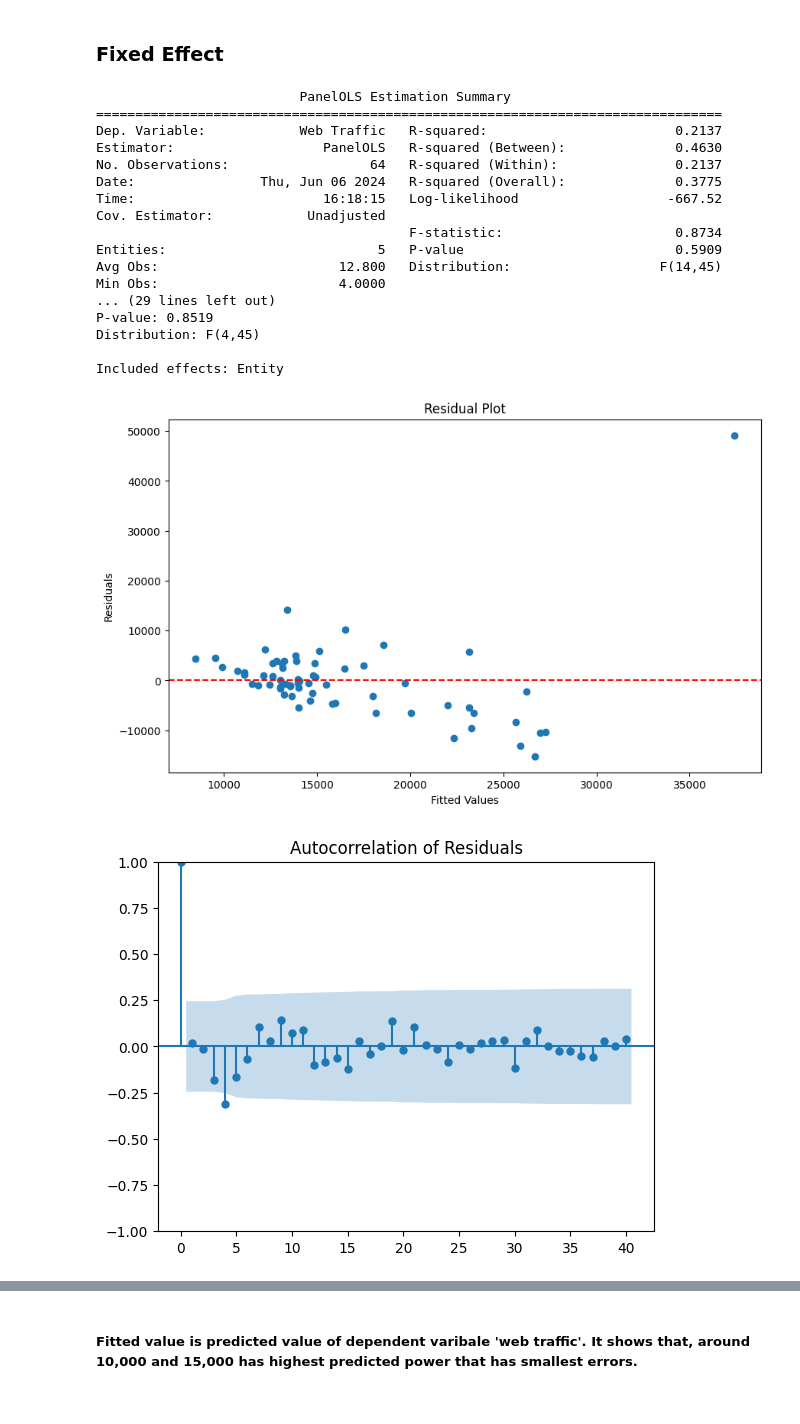
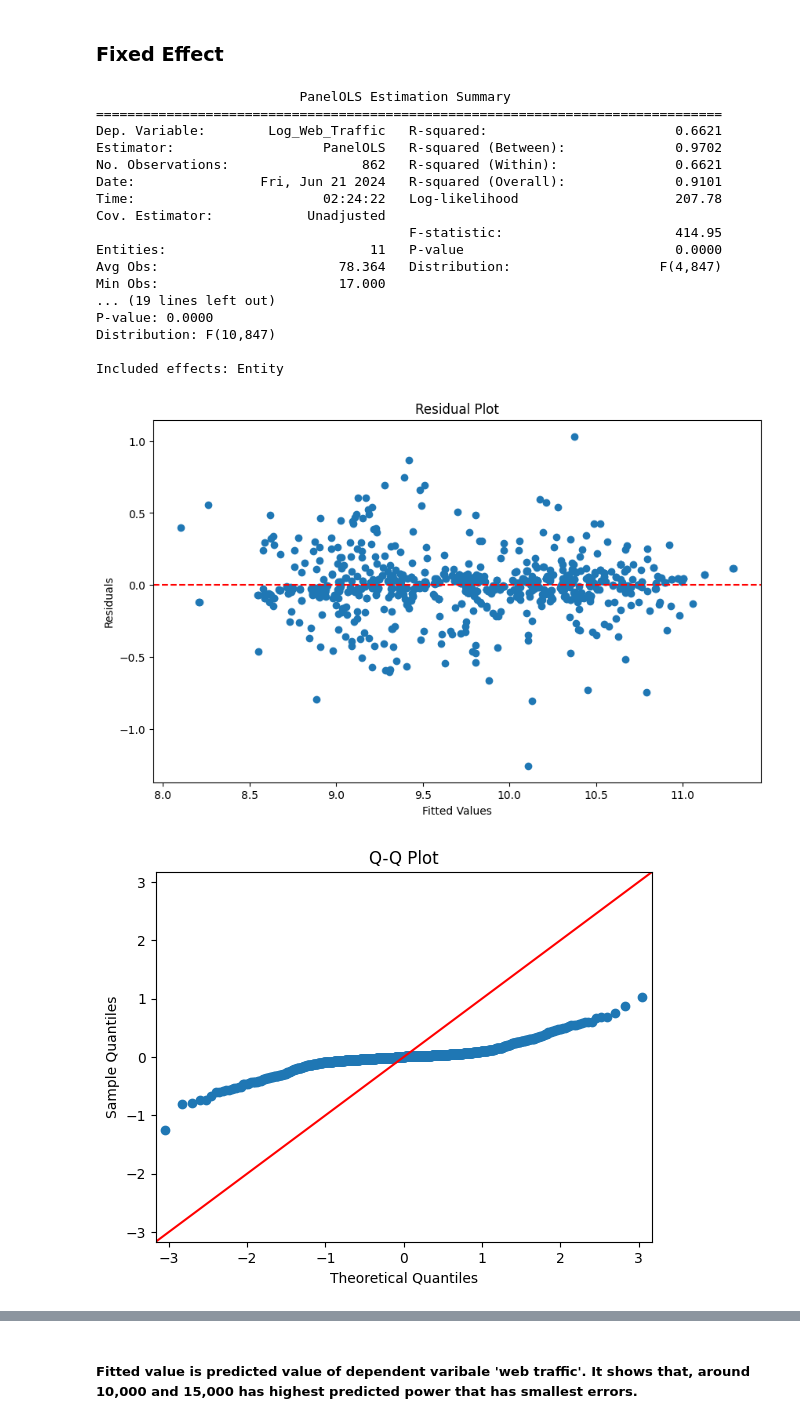
Before and after one commit to agbennett-bse/deloitte_digital_banking, a Jupyter notebook: deloitte_digital_banking/fixed_effect-google-trend.ipynb, the cells around one changed output, grey strips where cells are left out. Cells and saved outputs as stored; diff of their text form; code cells hidden in the pictures.

Commit message:
regression analysis

```diff
--- a/deloitte_digital_banking/fixed_effect-google-trend.ipynb
+++ b/deloitte_digital_banking/fixed_effect-google-trend.ipynb
@@ -279,2 +304,4 @@ Cuenta de Ahorro N26              2023-08-01             7   9104.383956
+# %%
+filtered_df = regression_clean_data
 # %%
 # Check how many unique account products
@@ -324,13 +352,13 @@ Cuenta Inteligente Bienvenida Evo 2022-10-01       5641.461711
 #### 12 Month Dummies
 # %%
 # Extract month from the Date index and create dummy variables
-filtered_df['Month'] = filtered_df.index.get_level_values('Date').month
+filtered_df['Month'] = filtered_df.index.get_level_values('date').month
 monthly_dummies = pd.get_dummies(filtered_df['Month'], prefix='Month', drop_first=True)
 
 # Concatenate the dummy variables with the original DataFrame
 filtered_df = pd.concat([filtered_df, monthly_dummies], axis=1)
 
 print("DataFrame with monthly dummy variables:")
-print(filtered_df.head(3))
+display(filtered_df.head(3))
 # %% [output]
 DataFrame with monthly dummy variables:
@@ -352,0 +456,19 @@ Cuenta Inteligente Bienvenida Evo 2022-10-01     False     False
+# %%
+import statsmodels.api as sm
+from statsmodels.robust_linear_model import RLM
+
+# Define the independent variables including the lagged web traffic
+ind_vars = ['cross_visitation', 'rank', 'incentive', 'apr', 'mentions', 'search_interest', 'Log_Web_Traffic_Lag1']
+X = filtered_df[ind_vars]
+
+# Add a constant term to the model
+X = sm.add_constant(X)
+
+# Define the dependent variable
+y = filtered_df['Log_Web_Traffic']
+
+# Fit the robust regression model
+robust_model = RLM(y, X).fit()
+
+# Display the results
+print(robust_model.summary())
@@ -353,12 +477,14 @@ Cuenta Inteligente Bienvenida Evo 2022-10-01     False     False
 # %% [markdown]
 ### Fixed Effect
 # %%
-from linearmodels.panel import PanelOLS
-import statsmodels.api as sm
+ind_vars = ['cross_visitation', 'apr',
+       'mentions']  #, 'rank', 'Log_incentive', 'search_interest'
 
 # Define the dependent variable and independent variables
-y = filtered_df['Web Traffic']
-X = filtered_df[['google trend', 'Web Traffic_Lag1', 'Web Traffic_Lag2'] + monthly_dummies.columns.tolist()]
+y = filtered_df['Log_Web_Traffic']
+#X = filtered_df[['google trend','Web Traffic_Lag1' ] + monthly_dummies.columns.tolist()]
+#X = filtered_df[ind_vars+ ['Log_Web_Traffic_Lag1', 'Month_9']]
+X = filtered_df[['Log_Web_Traffic_Lag1','Log_Web_Traffic_Lag2','Log_Web_Traffic_Lag3','Log_Web_Traffic_Lag4']]
 
 # Add a constant term to the model
 X = sm.add_constant(X)
@@ -372,39 +498,44 @@ print(res)
 # %% [output]
                           PanelOLS Estimation Summary
 ================================================================================
-Dep. Variable:            Web Traffic   R-squared:                        0.2137
-Estimator:                   PanelOLS   R-squared (Between):              0.4630
-No. Observations:                  64   R-squared (Within):               0.2137
-Date:                Thu, Jun 06 2024   R-squared (Overall):              0.3775
-Time:                        16:18:15   Log-likelihood                   -667.52
+Dep. Variable:        Log_Web_Traffic   R-squared:                        0.6621
+Estimator:                   PanelOLS   R-squared (Between):              0.9702
+No. Observations:                 862   R-squared (Within):               0.6621
+Date:                Fri, Jun 21 2024   R-squared (Overall):              0.9101
+Time:                        02:24:22   Log-likelihood                    207.78
 Cov. Estimator:            Unadjusted
-                                        F-statistic:                      0.8734
-Entities:                           5   P-value                           0.5909
-Avg Obs:                       12.800   Distribution:                   F(14,45)
-Min Obs:                       4.0000
-... (29 lines left out)
-P-value: 0.8519
-Distribution: F(4,45)
+                                        F-statistic:                      414.95
+Entities:                          11   P-value                           0.0000
+Avg Obs:                       78.364   Distribution:                   F(4,847)
+Min Obs:                       17.000
+... (19 lines left out)
+P-value: 0.0000
+Distribution: F(10,847)
 
 Included effects: Entity
 # %%
 import matplotlib.pyplot as plt
 import statsmodels.api as sm
 
 # Residual plot
 residuals = res.resids
 plt.figure(figsize=(10, 6))
 plt.scatter(res.fitted_values, residuals)
 plt.axhline(0, color='red', linestyle='--')
 plt.xlabel('Fitted Values')
 plt.ylabel('Residuals')
 plt.title('Residual Plot')
 plt.show()
 
-# Autocorrelation plot
+# Q-Q Plot
+sm.qqplot(residuals, line='45')
+plt.title('Q-Q Plot')
+plt.show()
+
+# Autocorrelation of Residuals
 sm.graphics.tsa.plot_acf(residuals, lags=40)
 plt.title('Autocorrelation of Residuals')
 plt.show()
 # %% [output]
-[figure, old version]
+[figure, new version]
-[figure, old version]
+[figure, new version]
```
Also changed, not shown: parts of 39 cells of this notebook, 1 other file.
